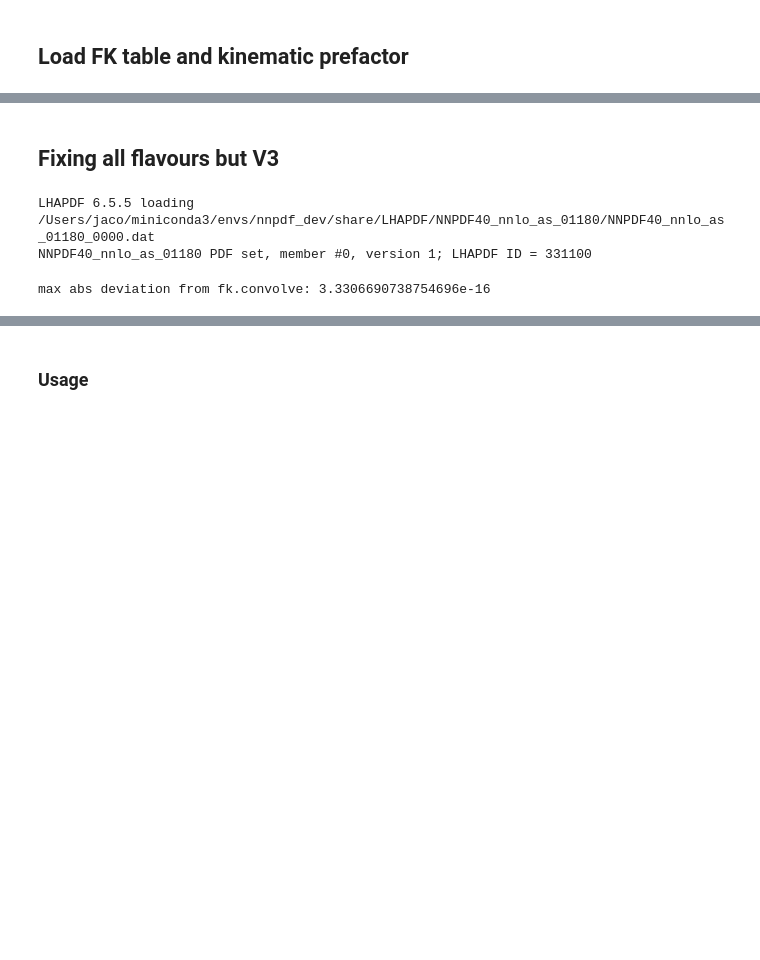
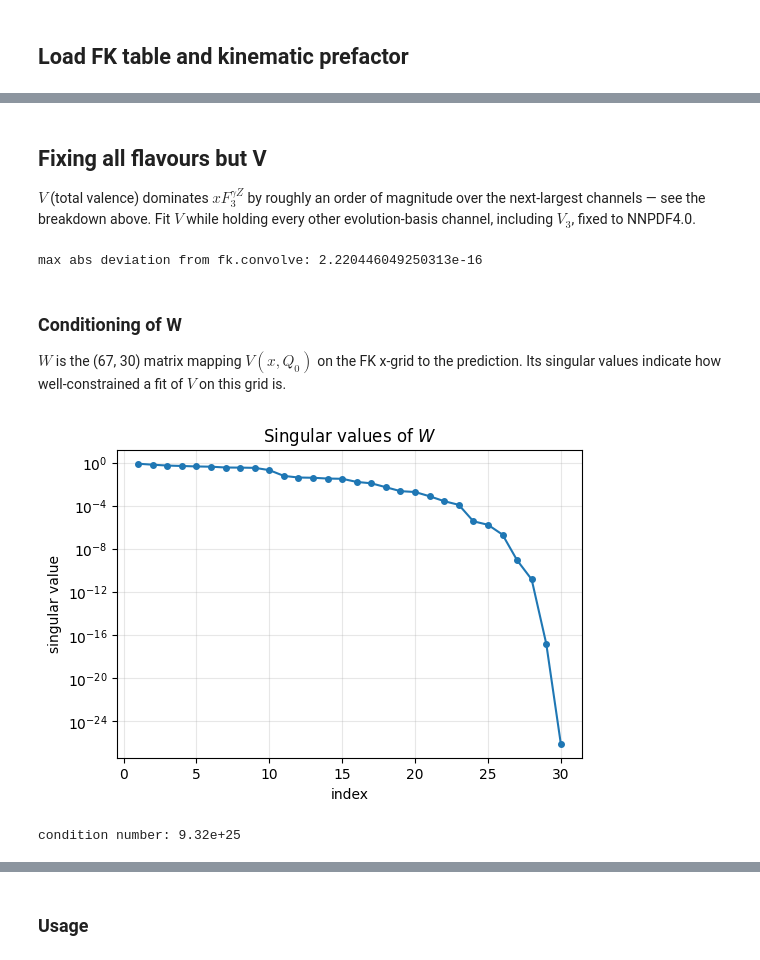
Before and after one commit to richardzhs/Semiparametric_Parameter_Estimation_PDF, a Jupyter notebook: structure_function_F3/convolute_F3_aZ.ipynb, the cells around one changed output, grey strips where cells are left out. Saved outputs shown, nothing was run; the diff lists cells and outputs as text; code cells hidden in the pictures; blank space fills up the shorter version.

Commit message:
replacing V3 by V and restricting x to data range to improve condition number W

```diff
--- a/structure_function_F3/convolute_F3_aZ.ipynb
+++ b/structure_function_F3/convolute_F3_aZ.ipynb
@@ -67,50 +128,50 @@ prefactor = 2 / kZ
 # %% [markdown]
-## Fixing all flavours but V3
+## Fixing all flavours but V
+
+$V$ (total valence) dominates $xF_3^{\gamma Z}$ by roughly an order of magnitude over the next-largest channels — see the breakdown above. Fit $V$ while holding every other evolution-basis channel, including $V_3$, fixed to NNPDF4.0.
-# %%
-channels = [c[0] for c in fk.channels()]  # evolution-basis PIDs, in fk.table()'s channel order
-table = np.array(fk.table())              # shape (n_bins, n_channels, n_x)
-xgrid = np.array(fk.x_grid())             # shape (n_x,): the FK table's own interpolation nodes
-V3_ci = channels.index(203)               # 203 == V3 in eko's evol_basis_pids
-
-M = np.array(br.rotate_flavor_to_evolution, dtype=float)  # evol_vector = M @ flavor_vector
-
-Q0 = 1.65
-Q02 = Q0 ** 2
-assert np.isclose(fk.fac0(), Q02)
-
-# load the baseline PDF (NNPDF4.0) that we will use to compute the offset from all channels except V3
-baseline_pdf = lhapdf.mkPDF(pdfset, 0)
-
-def evol_val(pid, x, pdf=baseline_pdf, Q02=Q02):
-    """Computes contribution of a single evolution-basis PDF to the oveall prediction at Q0, for a given x.
-    This is used to compute the offset from all channels except V3."""
-    flavor_vec = np.array([pdf.xfxQ2(p, x, Q02) for p in br.flavor_basis_pids])
-    return (M @ flavor_vec)[br.evol_basis_pids.index(pid)]
-# %% [output]
-LHAPDF 6.5.5 loading /Users/jaco/miniconda3/envs/nnpdf_dev/share/LHAPDF/NNPDF40_nnlo_as_01180/NNPDF40_nnlo_as_01180_0000.dat
-NNPDF40_nnlo_as_01180 PDF set, member #0, version 1; LHAPDF ID = 331100
 # %%
-# select the V3 channel and divide by xgrid to get the matrix W that multiplies V3(x, Q0)
-W = table[:, V3_ci, :] / xgrid[None, :]  # shape (n_bins, n_x)
+target_pid = 200  # V: total valence, found to dominate xF3^{gammaZ} in the breakdown above
+target_ci = channels.index(target_pid)
+
+# select the target channel and divide by xgrid to get the matrix W that multiplies V(x, Q0)
+W = table[:, target_ci, :] / xgrid[None, :]  # shape (n_bins, n_x)
 
 # build the offset from all other channels
 offset = np.zeros(table.shape[0])
 for ci, pid in enumerate(channels):
-    if ci == V3_ci:
+    if ci == target_ci:
         continue
     vals = np.array([evol_val(pid, x) for x in xgrid])  # NNPDF4.0 at Q0 for this channel
     offset += (table[:, ci, :] / xgrid[None, :]) @ vals
 
-# absorb the xF3^{gammaZ} prefactor so that `W @ V3 + offset` is the final prediction directly
-prefactor_arr = np.asarray(prefactor)
+# absorb the xF3^{gammaZ} prefactor so that `W @ V + offset` is the final prediction directly
 W *= prefactor_arr[:, None]
 offset *= prefactor_arr
 # %%
-# sanity check: plug NNPDF4.0's own V3 back in -> W @ V3 + offset must reproduce fk.convolve * prefactor exactly
-v_V3_nnpdf40 = np.array([evol_val(203, x) for x in xgrid])
-y_theory_roundtrip = W @ v_V3_nnpdf40 + offset
+# sanity check: plug NNPDF4.0's own V back in -> W @ V + offset must reproduce fk.convolve * prefactor exactly
+v_V_nnpdf40 = np.array([evol_val(target_pid, x) for x in xgrid])
+y_theory_roundtrip = W @ v_V_nnpdf40 + offset
 
 pred_ref = fk.convolve(pdg_convs=fk.convolutions, xfxs=[baseline_pdf.xfxQ2]) * prefactor_arr
 print("max abs deviation from fk.convolve:", np.max(np.abs(y_theory_roundtrip - pred_ref)))
 # %% [output]
-max abs deviation from fk.convolve: 3.3306690738754696e-16
+max abs deviation from fk.convolve: 2.220446049250313e-16
+# %% [markdown]
+### Conditioning of W
+
+$W$ is the (67, 30) matrix mapping $V(x, Q_0)$ on the FK x-grid to the prediction. Its singular values indicate how well-constrained a fit of $V$ on this grid is.
+# %%
+singular_values = np.linalg.svd(W, compute_uv=False)
+
+fig, ax = plt.subplots(figsize=(6, 4))
+ax.semilogy(np.arange(1, len(singular_values) + 1), singular_values, "o-", ms=4)
+ax.set_xlabel("index")
+ax.set_ylabel("singular value")
+ax.set_title(r"Singular values of $W$")
+ax.grid(True, which="both", alpha=0.3)
+plt.show()
+
+print(f"condition number: {singular_values[0] / singular_values[-1]:.3g}")
+# %% [output]
+[figure, added]
+condition number: 9.32e+25
```
Also changed, not shown: parts of 12 cells of this notebook.
